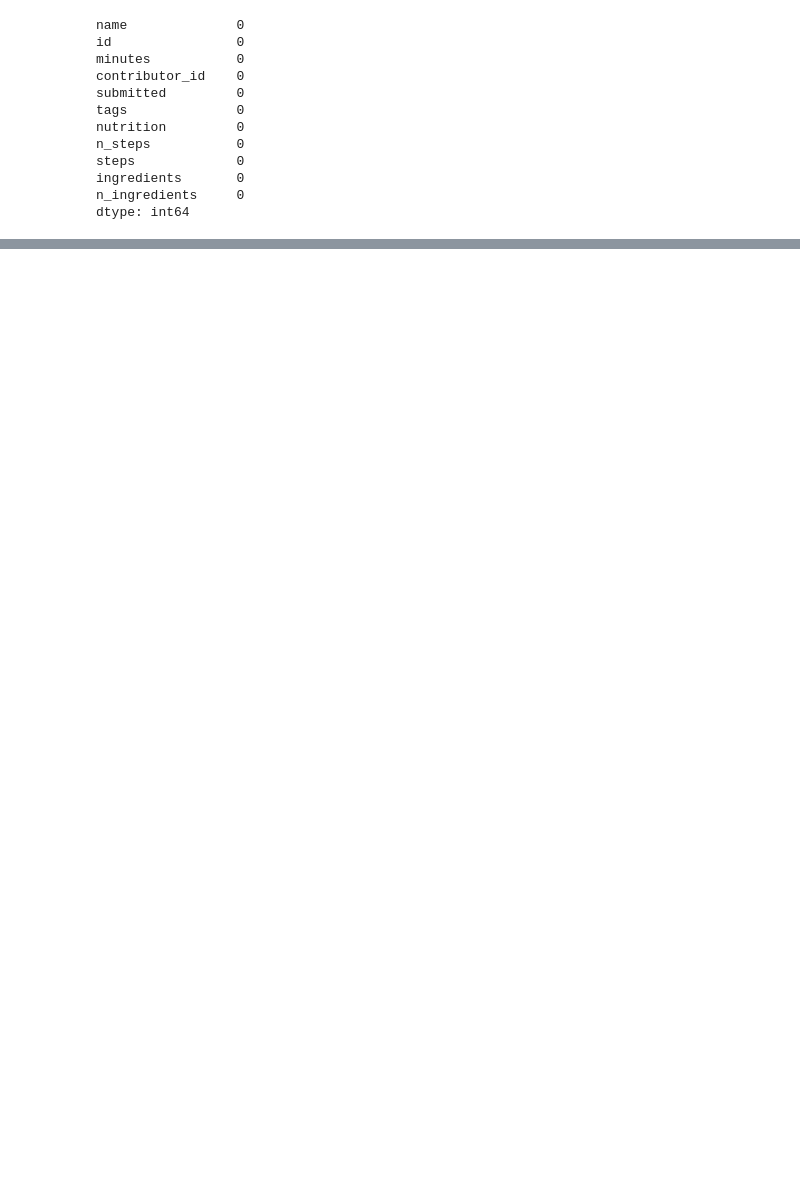
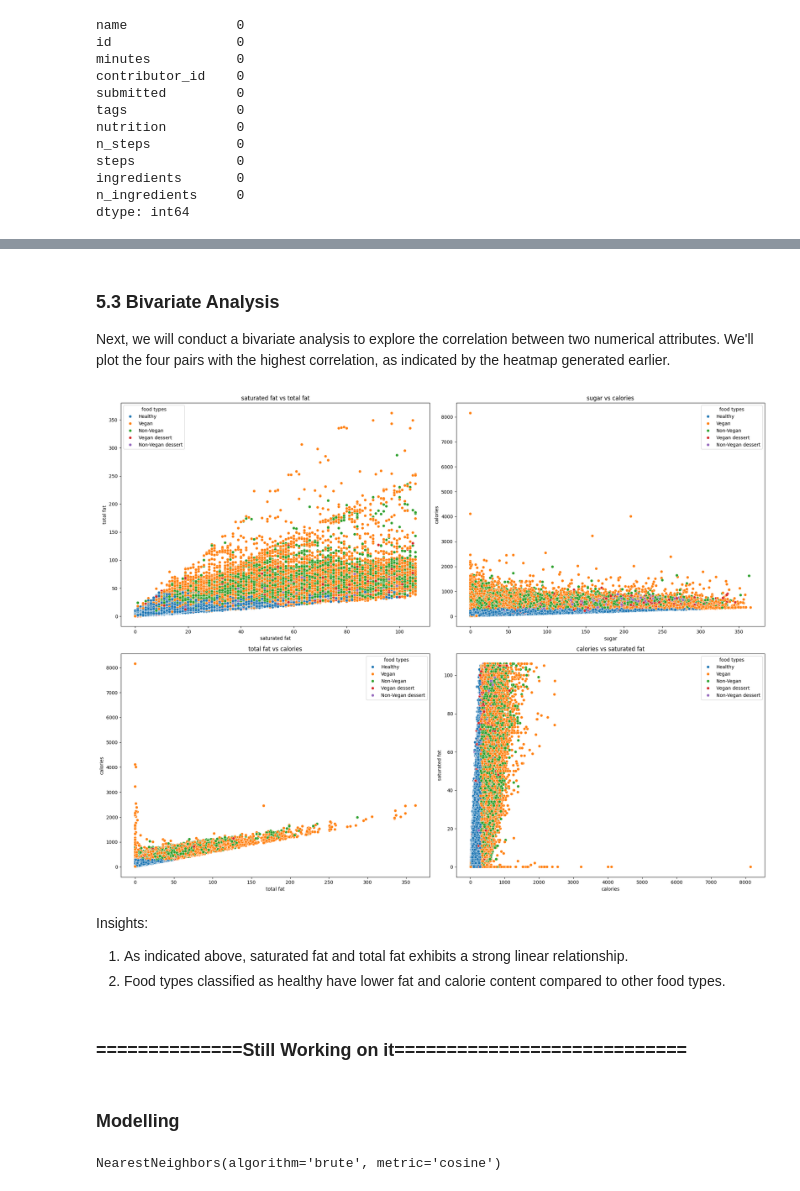
Before and after one commit to Melo04/diet-recommender-system, a Jupyter notebook: main.ipynb, the cells around one changed output, grey strips where cells are left out. Saved outputs shown, nothing was run; the diff lists cells and outputs as text; code cells hidden in the pictures; blank space fills up the shorter version.

```diff
--- a/main.ipynb
+++ b/main.ipynb
@@ -181,0 +407,22 @@ we can see that there is no any duplicated data, which is great
+# %% [markdown]
+### 5.3 Bivariate Analysis
+
+Next, we will conduct a bivariate analysis to explore the correlation between two numerical attributes. We'll plot the four pairs with the highest correlation, as indicated by the heatmap generated earlier.
+# %%
+fig, ax = plt.subplots(2, 2, figsize=(20, 15))
+
+scatterplot('saturated fat', 'total fat', ax[0, 0])
+scatterplot('sugar', 'calories', ax[0, 1])
+scatterplot('total fat', 'calories', ax[1, 0])
+scatterplot('calories', 'saturated fat', ax[1, 1])
+
+plt.tight_layout()
+plt.show()
+# %% [output]
+[figure, added]
+# %% [markdown]
+Insights:
+1. As indicated above, saturated fat and total fat exhibits a strong linear relationship.
+2. Food types classified as healthy have lower fat and calorie content compared to other food types.
+# %% [markdown]
+### ==============Still Working on it============================
@@ -181,0 +433,7 @@ we can see that there is no any duplicated data, which is great
+# %% [markdown]
+### Modelling
+# %%
+neigh = NearestNeighbors(metric='cosine',algorithm='brute')
+neigh.fit(prep_data)
+# %% [output]
+NearestNeighbors(algorithm='brute', metric='cosine')
```
Also changed, not shown: parts of 66 cells of this notebook, 1 other file.
